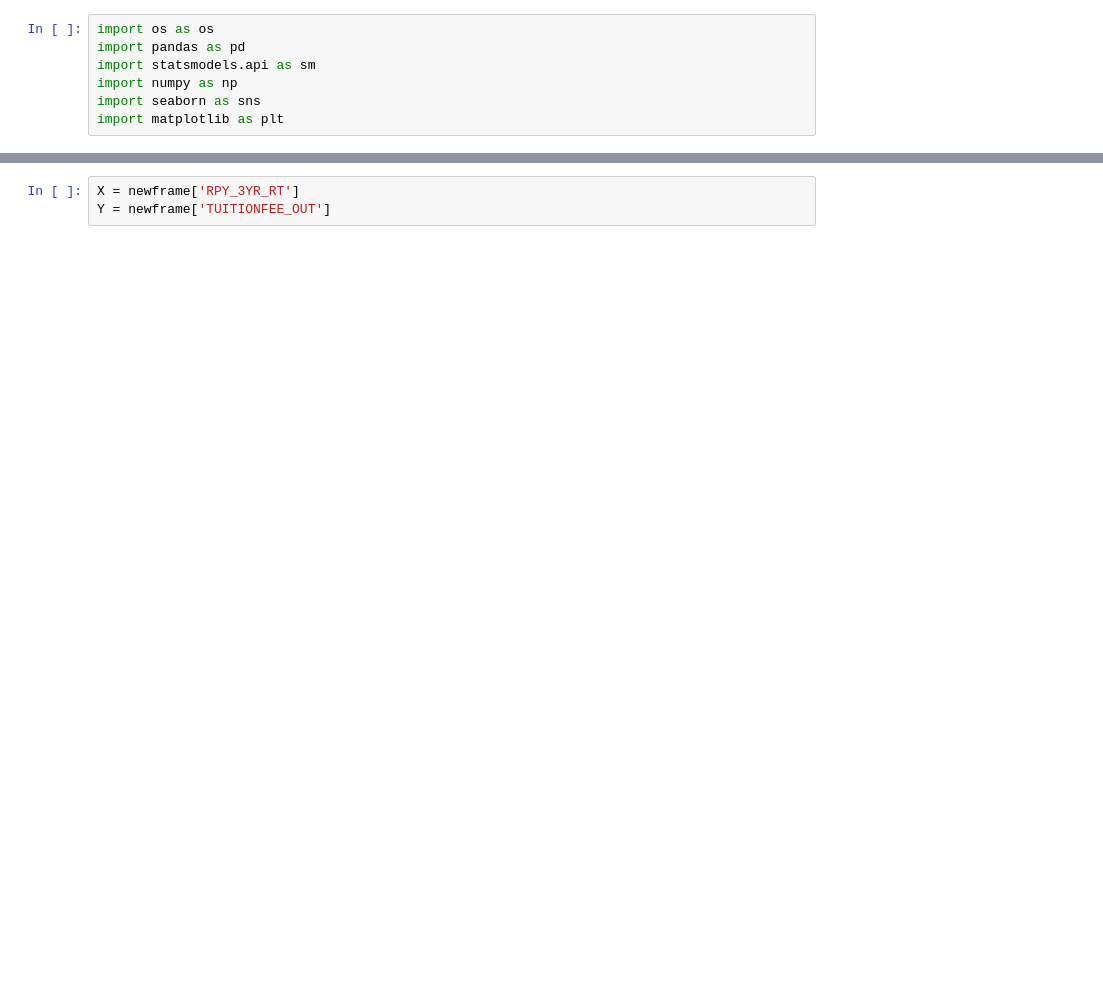
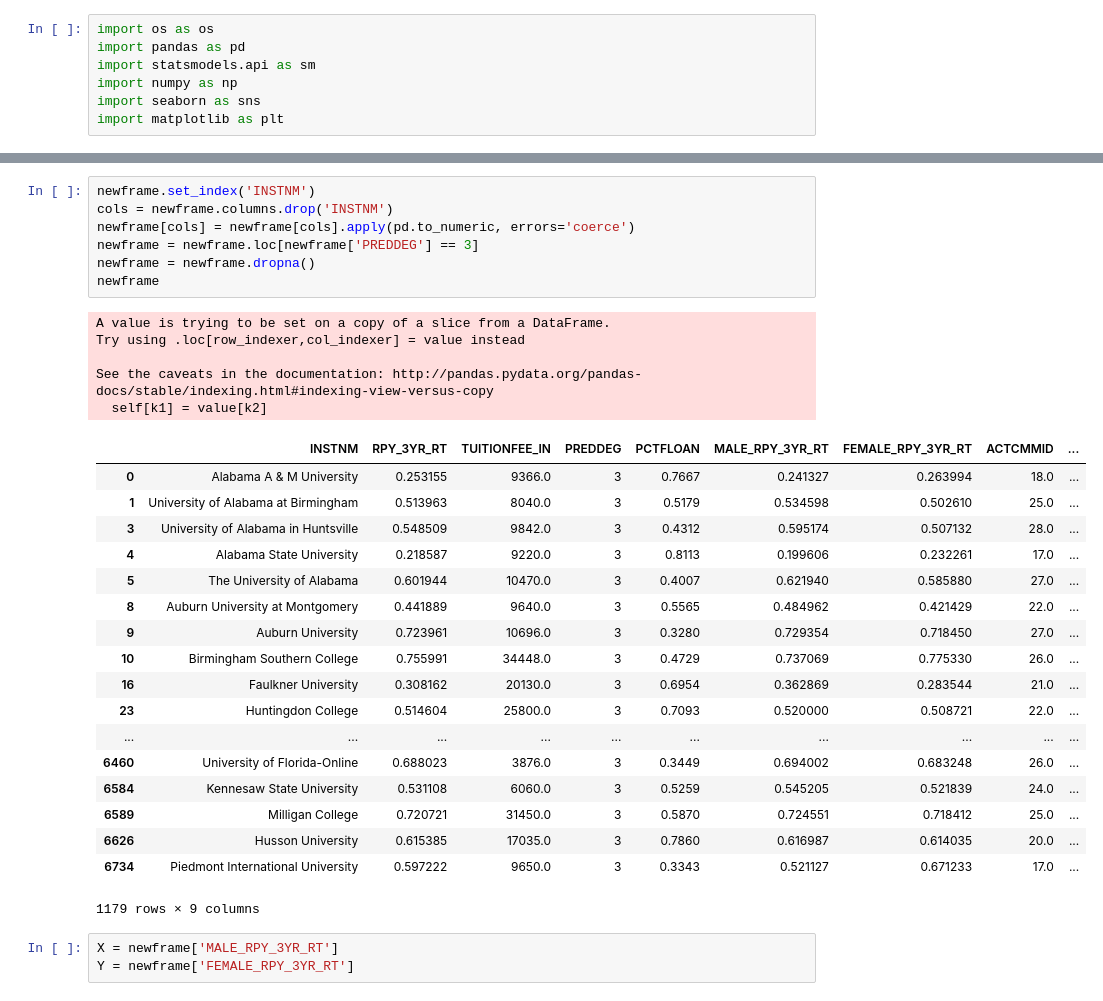
Before and after one commit to tylermatheny/NEWDATA, a Jupyter notebook: Untitled.ipynb, the cells around one changed output, grey strips where cells are left out. Cells and saved outputs as stored; diff of their text form; blank space fills up the shorter version.

```diff
--- a/Untitled.ipynb
+++ b/Untitled.ipynb
@@ -13,6 +52,37 @@ newframe = newframe.apply(pd.to_numeric, errors='coerce')
+# %%
+newframe.set_index('INSTNM')
+cols = newframe.columns.drop('INSTNM')
+newframe[cols] = newframe[cols].apply(pd.to_numeric, errors='coerce')
+newframe = newframe.loc[newframe['PREDDEG'] == 3]
+newframe = newframe.dropna()
+newframe
+# %% [output]
+A value is trying to be set on a copy of a slice from a DataFrame.
+Try using .loc[row_indexer,col_indexer] = value instead
+
+See the caveats in the documentation: http://pandas.pydata.org/pandas-docs/stable/indexing.html#indexing-view-versus-copy
+  self[k1] = value[k2]
+|  | INSTNM | RPY_3YR_RT | TUITIONFEE_IN | PREDDEG | PCTFLOAN | MALE_RPY_3YR_RT | FEMALE_RPY_3YR_RT | ACTCMMID | ... |
+| 0 | Alabama A & M University | 0.253155 | 9366.0 | 3 | 0.7667 | 0.241327 | 0.263994 | 18.0 | ... |
+| 1 | University of Alabama at Birmingham | 0.513963 | 8040.0 | 3 | 0.5179 | 0.534598 | 0.502610 | 25.0 | ... |
+| 3 | University of Alabama in Huntsville | 0.548509 | 9842.0 | 3 | 0.4312 | 0.595174 | 0.507132 | 28.0 | ... |
+| 4 | Alabama State University | 0.218587 | 9220.0 | 3 | 0.8113 | 0.199606 | 0.232261 | 17.0 | ... |
+| 5 | The University of Alabama | 0.601944 | 10470.0 | 3 | 0.4007 | 0.621940 | 0.585880 | 27.0 | ... |
+| 8 | Auburn University at Montgomery | 0.441889 | 9640.0 | 3 | 0.5565 | 0.484962 | 0.421429 | 22.0 | ... |
+| 9 | Auburn University | 0.723961 | 10696.0 | 3 | 0.3280 | 0.729354 | 0.718450 | 27.0 | ... |
+| 10 | Birmingham Southern College | 0.755991 | 34448.0 | 3 | 0.4729 | 0.737069 | 0.775330 | 26.0 | ... |
+| 16 | Faulkner University | 0.308162 | 20130.0 | 3 | 0.6954 | 0.362869 | 0.283544 | 21.0 | ... |
+| 23 | Huntingdon College | 0.514604 | 25800.0 | 3 | 0.7093 | 0.520000 | 0.508721 | 22.0 | ... |
+| ... | ... | ... | ... | ... | ... | ... | ... | ... | ... |
+| 6460 | University of Florida-Online | 0.688023 | 3876.0 | 3 | 0.3449 | 0.694002 | 0.683248 | 26.0 | ... |
+| 6584 | Kennesaw State University | 0.531108 | 6060.0 | 3 | 0.5259 | 0.545205 | 0.521839 | 24.0 | ... |
+| 6589 | Milligan College | 0.720721 | 31450.0 | 3 | 0.5870 | 0.724551 | 0.718412 | 25.0 | ... |
+| 6626 | Husson University | 0.615385 | 17035.0 | 3 | 0.7860 | 0.616987 | 0.614035 | 20.0 | ... |
+| 6734 | Piedmont International University | 0.597222 | 9650.0 | 3 | 0.3343 | 0.521127 | 0.671233 | 17.0 | ... |
+1179 rows × 9 columns
 # %%
-X = newframe['RPY_3YR_RT']
-Y = newframe['TUITIONFEE_OUT']
+X = newframe['MALE_RPY_3YR_RT']
+Y = newframe['FEMALE_RPY_3YR_RT']
 # %%
 %matplotlib inline
 sns.regplot(X,Y)
```
Also changed, not shown: parts of 14 cells of this notebook, 5 other files.
